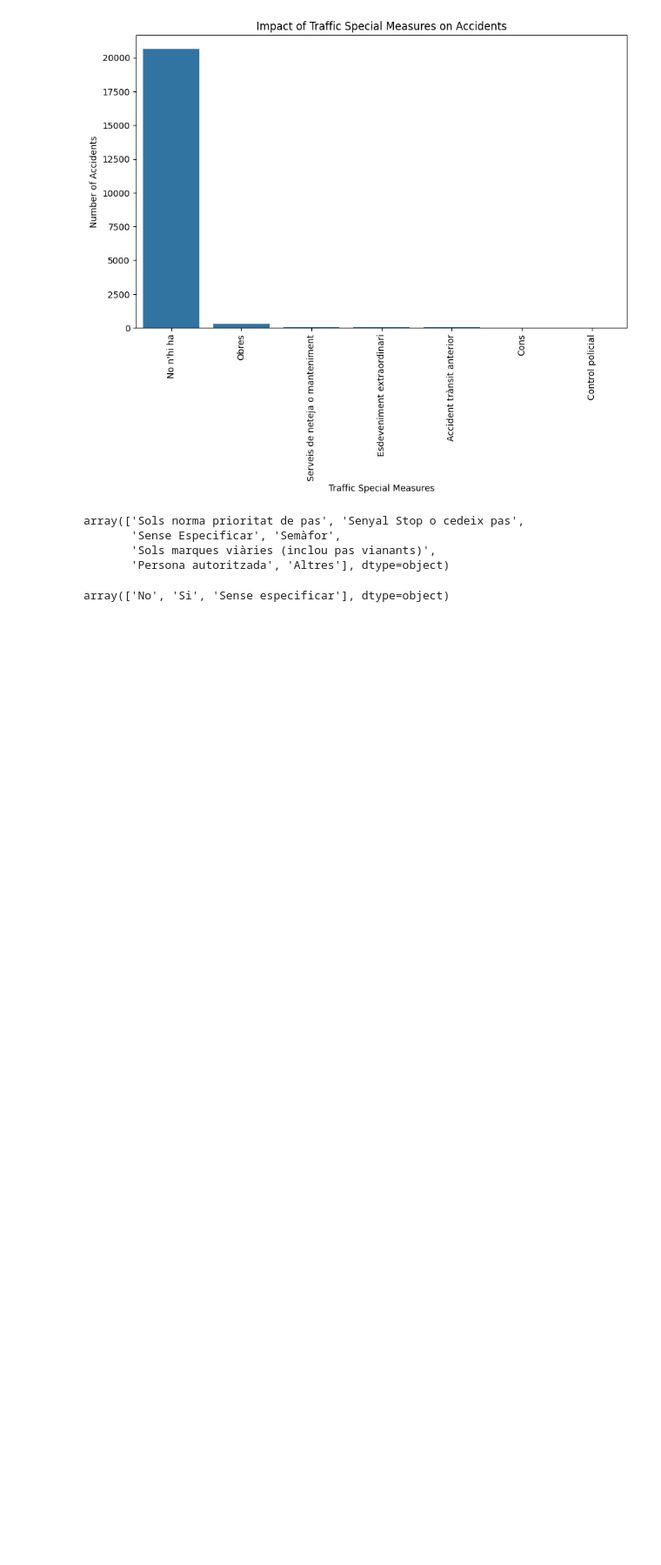
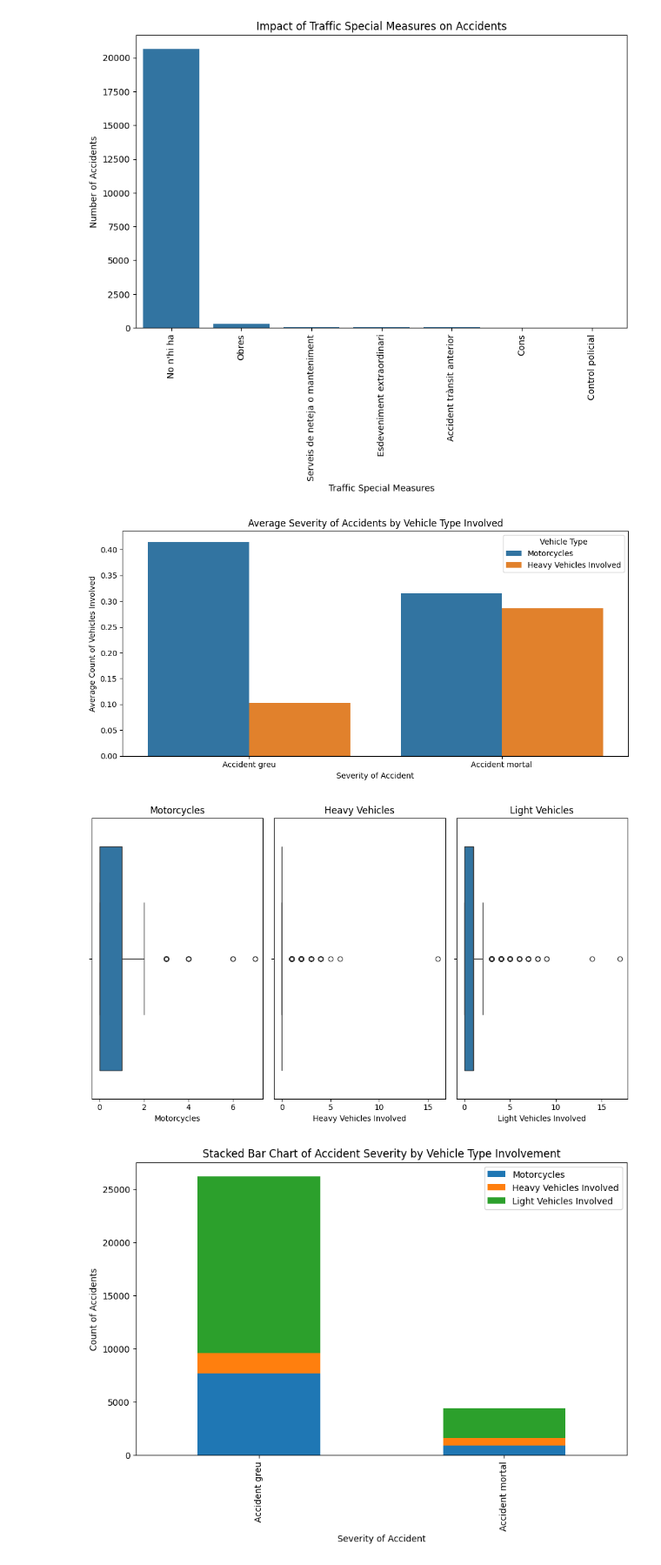
Before and after one commit to Hugo-SEQUIER/ocean-protocol, a Jupyter notebook: Traffic Accidents Cataluña/data-viz.ipynb, the cells around one changed output. Shown at 87% size. Drawn from its saved outputs; the diff is of its cells as text; code cells hidden in the pictures; blank space fills up the shorter version.

```diff
--- a/Traffic Accidents Cataluña/data-viz.ipynb
+++ b/Traffic Accidents Cataluña/data-viz.ipynb
@@ -491,14 +491,62 @@ plt.show()
 [figure]
 [figure]
 [figure]
-# %%
-df['Traffic Regulation and Priority'].unique()
-# %% [output]
-array(['Sols norma prioritat de pas', 'Senyal Stop o cedeix pas',
-       'Sense Especificar', 'Semàfor',
-       'Sols marques viàries (inclou pas vianants)',
-       'Persona autoritzada', 'Altres'], dtype=object)
-# %%
-df['Special Traffic Measures'].unique()
-# %% [output]
-array(['No', 'Si', 'Sense especificar'], dtype=object)
+# %%
+severity_by_vehicle_type = df.groupby('Severity of Accident').agg({
+    'Motorcycles': 'mean',
+    'Heavy Vehicles Involved': 'mean'
+}).reset_index()
+
+# Now, let's plot the aggregated data
+plt.figure(figsize=(10, 5))
+
+# We will use a bar plot for comparison
+sns.barplot(x='Severity of Accident', y='value', hue='variable',
+            data=pd.melt(severity_by_vehicle_type, ['Severity of Accident']))
+
+plt.title('Average Severity of Accidents by Vehicle Type Involved')
+plt.xlabel('Severity of Accident')
+plt.ylabel('Average Count of Vehicles Involved')
+plt.legend(title='Vehicle Type')
+plt.tight_layout()
+plt.show()
+
+# If 'Severity of Accident' is categorical, use a different approach like count or mode
+
+# For a more detailed analysis, you can also use a scatter plot to see the direct correlation between two variables
+# Assuming 'Severity of Accident' is numeric for this example
+plt.figure(figsize=(10, 6))
+
+# Motorcycles
+plt.subplot(1, 3, 1)
+sns.boxplot(x='Motorcycles', data=df)
+plt.title('Motorcycles')
+
+# Heavy Vehicles
+plt.subplot(1, 3, 2)
+sns.boxplot(x='Heavy Vehicles Involved', data=df)
+plt.title('Heavy Vehicles')
+
+# Light Vehicles
+plt.subplot(1, 3, 3)
+sns.boxplot(x='Light Vehicles Involved', data=df)
+plt.title('Light Vehicles')
+
+plt.tight_layout()
+plt.show()
+
+severity_counts = df.groupby('Severity of Accident').agg({
+    'Motorcycles': 'sum',
+    'Heavy Vehicles Involved': 'sum',
+    'Light Vehicles Involved': 'sum'
+})
+
+severity_counts.plot(kind='bar', stacked=True, figsize=(10, 6))
+plt.title('Stacked Bar Chart of Accident Severity by Vehicle Type Involvement')
+plt.xlabel('Severity of Accident')
+plt.ylabel('Count of Accidents')
+plt.show()
+# %% [output]
+[figure, added]
+[figure, added]
+[figure, added]
```
Also changed, not shown: parts of 2 cells of this notebook.
